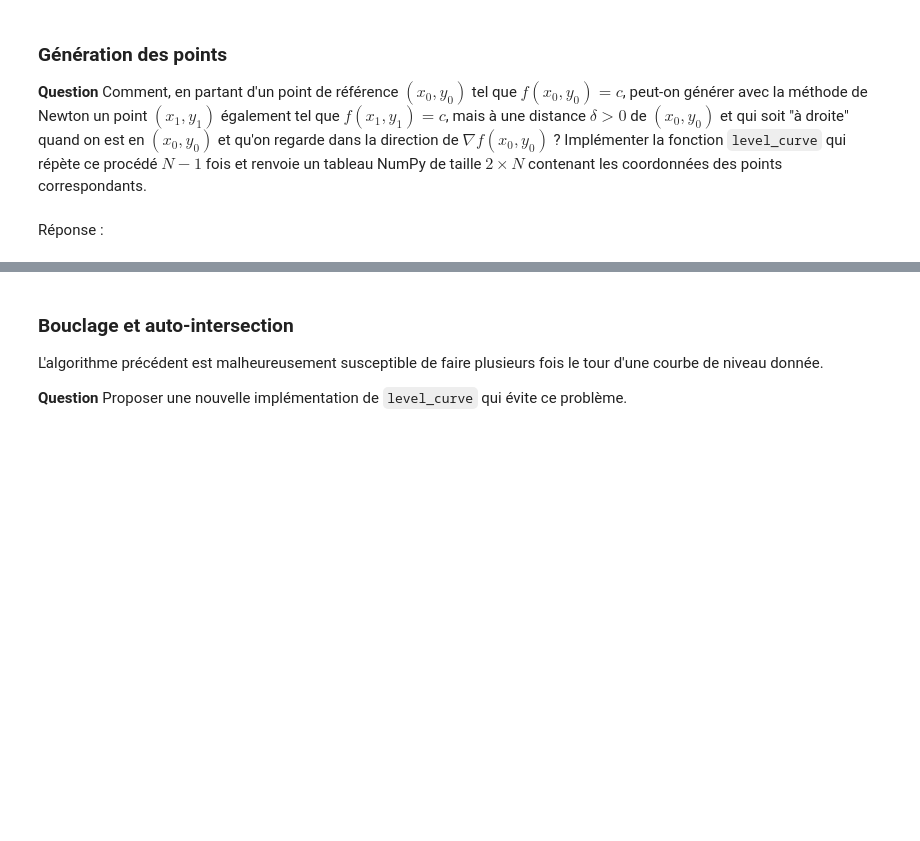
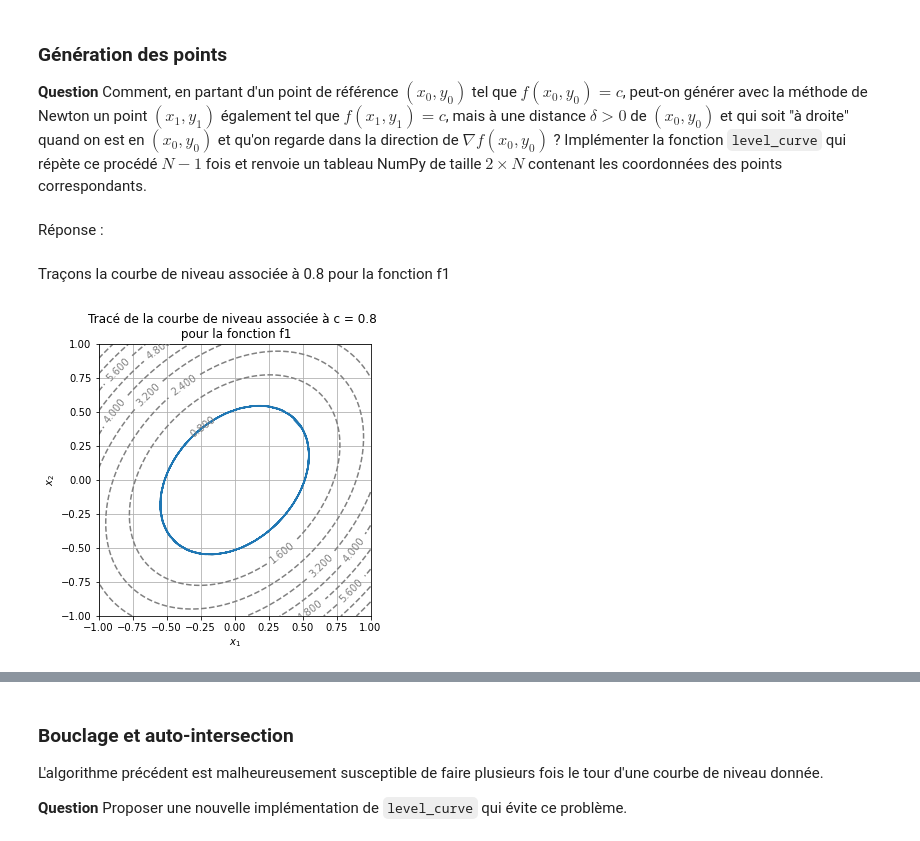
Before and after one commit to MathisGit/Projet-numerique, a Jupyter notebook: Projet numérique - Calcul différentiel.ipynb, the cells around one changed output, grey strips where cells are left out. Cells and saved outputs as stored; diff of their text form; code cells hidden in the pictures; blank space fills up the shorter version.

```diff
--- a/Projet numérique - Calcul différentiel.ipynb
+++ b/Projet numérique - Calcul différentiel.ipynb
@@ -222,16 +276,21 @@ Newton(F2, 2.,2.,eps,N)
 Réponse :
 # %%
 def rota(v) :
+    "A partir d'un vecteur v, renvoie sa rotation d'un angle de 90° vers la droite"
     theta = np.radians(-90)
     r = np.array([[np.cos(theta), -np.sin(theta)],
                   [np.sin(theta),  np.cos(theta)]])
     return r.dot(v)
 
 def G(x0, y0, x1, y1, f, delta, c) :
+    "Fonction sur laquelle nous allons opérer la méthode de Newton"
+    "Elle porte en elle les 2 conditions : satisfaire la courbe de niveau et se situer à une distance > delta"
     dcarrée = (x1 - x0) ** 2 + (y1 - y0) ** 2
     return np.array([f(x1,y1) - c, dcarrée - delta ** 2])
 # %%
 def level_curve(f, x0, y0, c, delta=0.1, n=200, eps=eps):
+    "A partir d'un point initial et d'une fonction f de R^2 dans R, renvoie un tableau"
+    "contenant n points de la courbe de niveau c associée à f, à la précison eps"
     points = [[x0,y0]]
     grad_f = grad(f)
     x, y = x0, y0
@@ -245,12 +304,18 @@ def level_curve(f, x0, y0, c, delta=0.1, n=200, eps=eps):
         x, y = nouveau_point
         tab[0,i+1], tab[1,i+1] = x, y
     return tab
+# %% [markdown]
+Traçons la courbe de niveau associée à 0.8 pour la fonction f1
 # %%
 display_contour(
     f1,
     x=np.linspace(-1.0, 1.0, 100),
     y=np.linspace(-1.0, 1.0, 100),
-    levels=10 # 10 levels, automatically selected
+    levels=10
 )
 tab = level_curve(f1, 0.44,0.44, 0.8)
 plt.plot(tab[0],tab[1])
+plt.title('Tracé de la courbe de niveau associée à c = 0.8 \n pour la fonction f1')
+plt.show()
+# %% [output]
+[figure, added]
```
Also changed, not shown: parts of 22 cells of this notebook.
